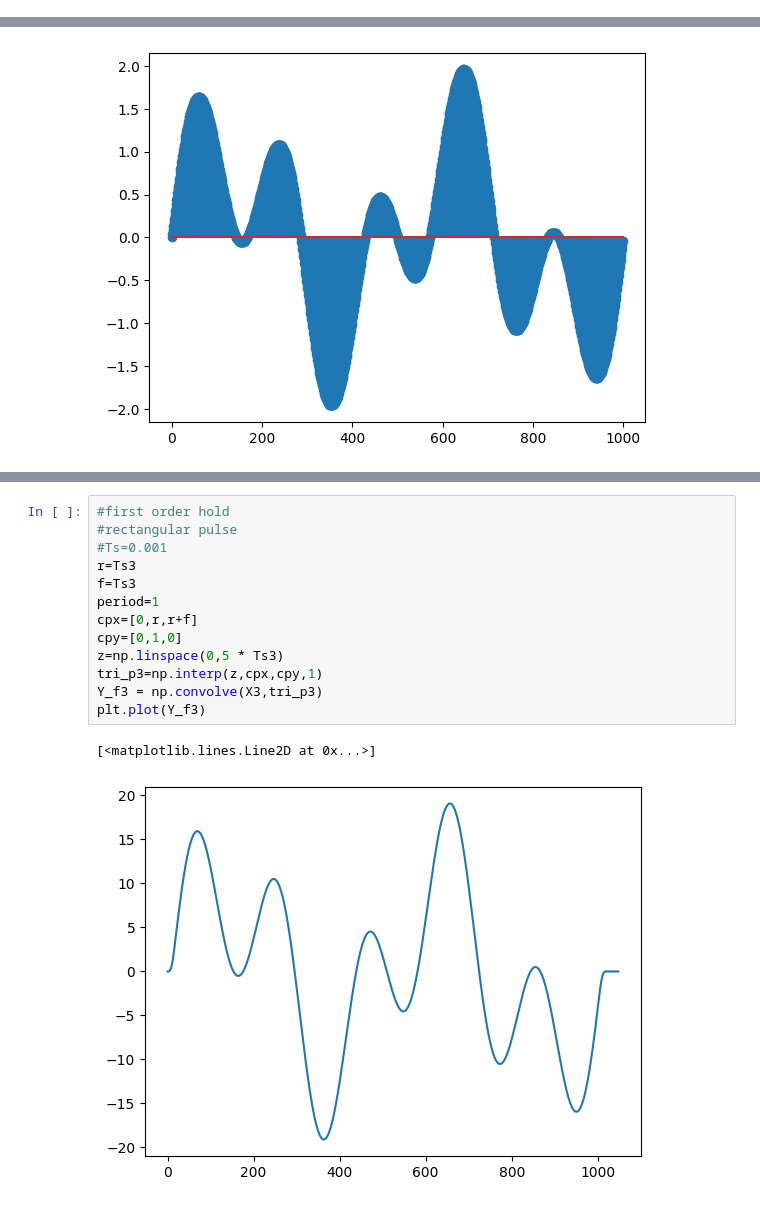
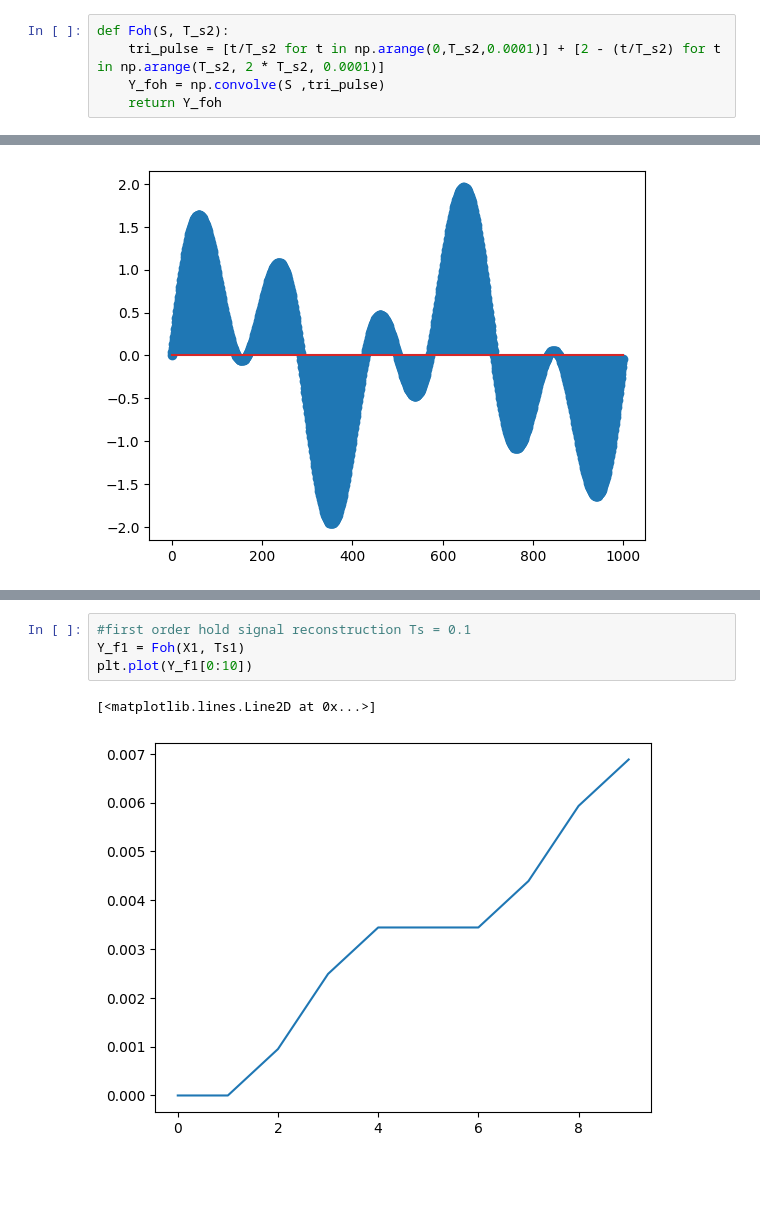
Before and after one commit to ParasKore2003/DSP, a Jupyter notebook: lab3.ipynb, the cells around one changed output, grey strips where cells are left out. Drawn from its saved outputs; the diff is of its cells as text; blank space fills up the shorter version.

```diff
--- a/lab3.ipynb
+++ b/lab3.ipynb
@@ -32,6 +21,11 @@ def recon(P,T_S):
     h = [1 for i in np.arange(0,T_S,0.001)]
     y = np.convolve(P, h)
     return y
+# %%
+def Foh(S, T_s2):
+    tri_pulse = [t/T_s2 for t in np.arange(0,T_s2,0.0001)] + [2 - (t/T_s2) for t in np.arange(T_s2, 2 * T_s2, 0.0001)]
+    Y_foh = np.convolve(S ,tri_pulse)
+    return Y_foh
 # %%
 f1 = 2
 w1 = np.pi * 2 * f1
@@ -123,16 +82,7 @@ plt.plot(Y_f2)
-# %%
-#first order hold
-#rectangular pulse
-#Ts=0.001
-r=Ts3
-f=Ts3
-period=1
-cpx=[0,r,r+f]
-cpy=[0,1,0]
-z=np.linspace(0,5 * Ts3)
-tri_p3=np.interp(z,cpx,cpy,1)
-Y_f3 = np.convolve(X3,tri_p3)
-plt.plot(Y_f3)
-# %% [output]
-[<matplotlib.lines.Line2D at 0x...>]
-[figure, removed]
+# %%
+#first order hold signal reconstruction Ts = 0.1
+Y_f1 = Foh(X1, Ts1)
+plt.plot(Y_f1[0:10])
+# %% [output]
+[<matplotlib.lines.Line2D at 0x...>]
+[figure, added]
```
Also changed, not shown: parts of 8 cells of this notebook.
